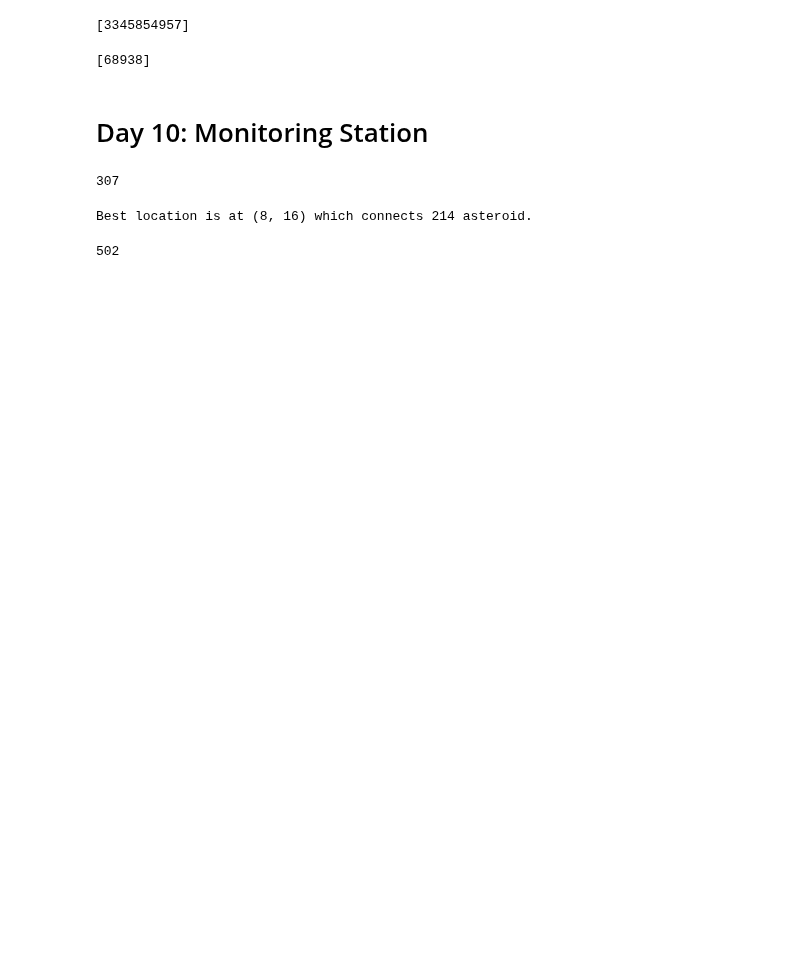
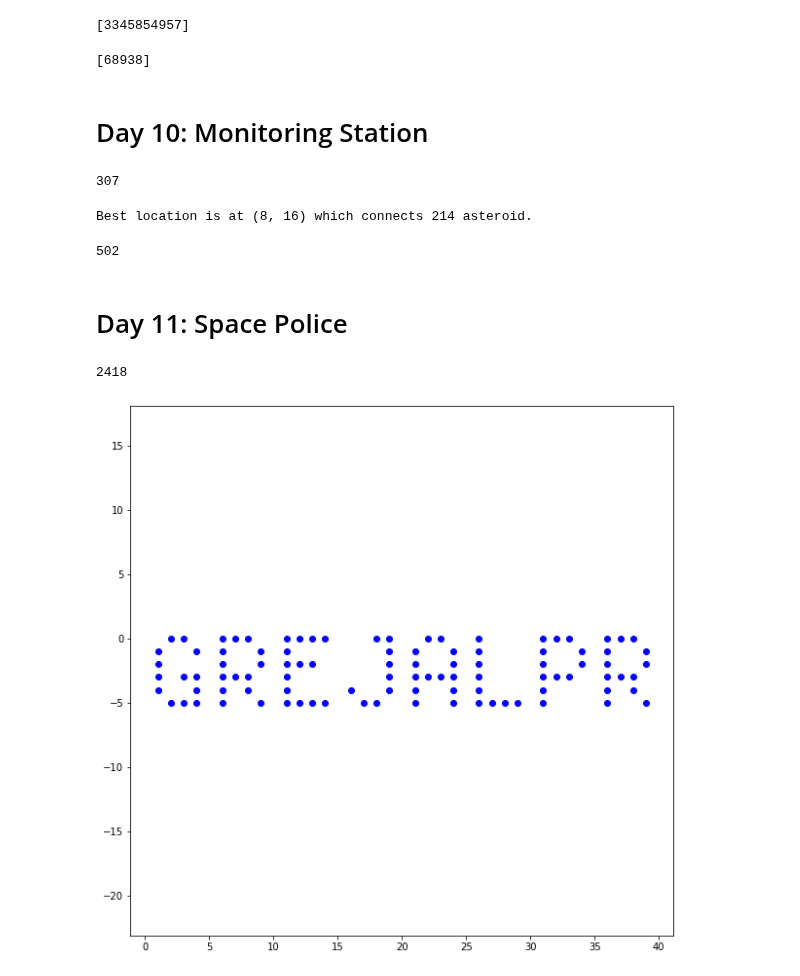
Before and after one commit to zhangyaqi1989/Advent-of-Code, a Jupyter notebook: 2019/AoC-2019-Python.ipynb, the cells around one changed output. Cells and saved outputs as stored; diff of their text form; code cells hidden in the pictures; blank space fills up the shorter version.

```diff
--- a/2019/AoC-2019-Python.ipynb
+++ b/2019/AoC-2019-Python.ipynb
@@ -494,3 +494,52 @@ x, y = removes[199]
 print(x * 100 + y)
 # %% [output]
 502
+# %% [markdown]
+# Day 11: Space Police
+# %%
+with open(input_path(11), 'r') as f:
+    code11 = list(map(int, f.read().split(',')))
+# %%
+def robot_paint(code, start=0):
+    """simulate robot paint."""
+    pos = 0
+    face = 1j
+    prog = Program(code, deque([start]))
+    board = collections.defaultdict(int)
+    cpu = prog.genor
+    while True:
+        command = next(cpu, None)
+        if command is None:
+            break
+        board[pos] = command
+        command = next(cpu, None)
+        if command is None:
+            break
+        if command == 0:
+            face *= 1j
+        else:
+            face *= (-1j)
+        pos += 1 * face
+        prog.inputs.append(board.get(pos, 0))
+    return board
+# %%
+board = robot_paint(code11, start=0)
+print(len(board))
+# %% [output]
+2418
+# %%
+def plot_paint(board):
+    """plot paint generated by the robot."""
+    fig, ax = plt.subplots(figsize=(10, 10))
+    for key, value in board.items():
+        if value == 1:
+            x = key.real
+            y = key.imag
+            ax.scatter(x, y, color='b')
+    ax.axis('equal')
+    plt.show()
+# %%
+board = robot_paint(code11, start=1)
+plot_paint(board)
+# %% [output]
+[figure, added]
```
Also changed, not shown: 1 other file.
